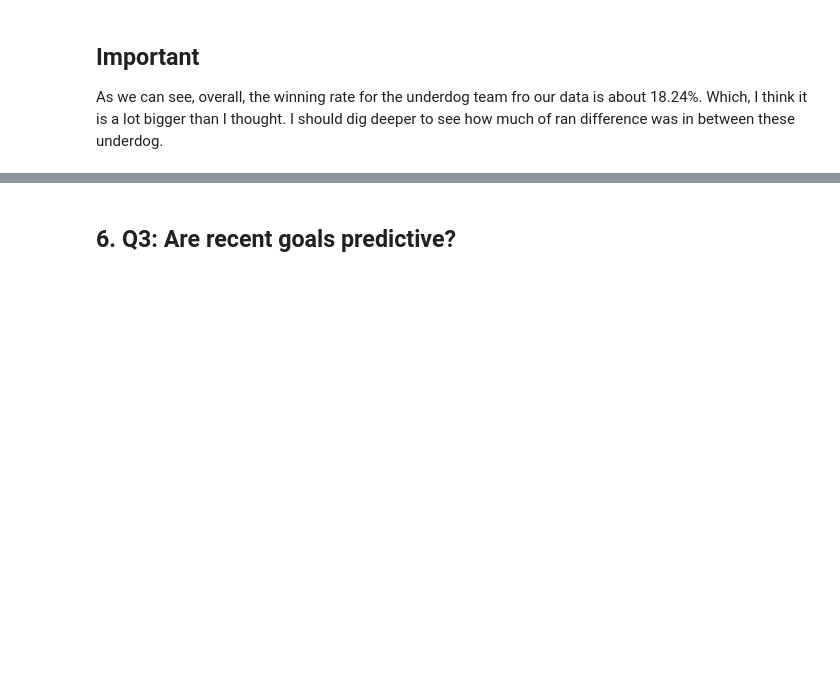
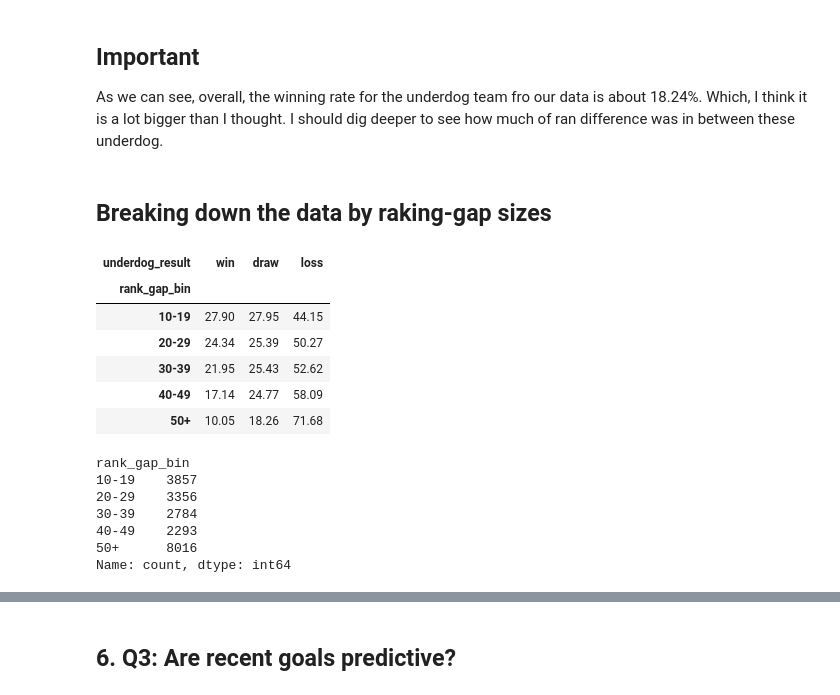
Before and after one commit to Alejandromarchesini12/fifa-worldcup-ml-simulation, a Jupyter notebook: notebooks/Phase2_Exploratory_Data_Analysis.ipynb, the cells around one changed output, grey strips where cells are left out. Saved outputs shown, nothing was run; the diff lists cells and outputs as text; code cells hidden in the pictures; blank space fills up the shorter version.

```diff
--- a/notebooks/Phase2_Exploratory_Data_Analysis.ipynb
+++ b/notebooks/Phase2_Exploratory_Data_Analysis.ipynb
@@ -430,3 +430,62 @@ Overall underdog win rate: 18.24%
 # %% [markdown]
 ## Important ##
 As we can see, overall, the winning rate for the underdog team fro our data is about 18.24%. Which, I think it is a lot bigger than I thought. I should dig deeper to see how much of ran difference was in between these underdog.
+# %% [markdown]
+## Breaking down the data by raking-gap sizes ##
+# %%
+# Why: because an underdo that is only 10 spots worse is diff
+# from one that 50+ spots worse
+
+gap_bins = [10, 20, 30, 40, 50, np.inf]
+gap_labels = [
+    "10-19",
+    "20-29",
+    "30-39",
+    "40-49",
+    "50+"
+]
+
+# Creating rank_gap_bin column to categorize the underdog matches based on the size of the ranking gap
+q2_data["rank_gap_bin"] = pd.cut(
+    q2_data["rank_gap"],
+    bins=gap_bins,
+    labels=gap_labels,
+    right=False,
+    include_lowest=True
+)
+
+# Grouping by rank_gap_bin and underdog_result to calculate the percentage of each result within each gap bin
+q2_long = (
+    q2_data.groupby('rank_gap_bin', observed=False)["underdog_result"]
+    .value_counts(normalize=True)
+    .rename("pct(%)")
+    .mul(100)
+    .reset_index()
+)
+
+q2_table = (
+    q2_long
+    .pivot(index="rank_gap_bin", columns="underdog_result", values="pct(%)")
+    .reindex(columns=["win", "draw", "loss"]) # to ensure the order of the results is consistent
+    .fillna(0) # Fill NaN values with 0, in case there are no matches in a category
+)
+
+display(q2_table.round(2))
+
+gap_counts = q2_data["rank_gap_bin"].value_counts().sort_index()
+print(gap_counts)
+# %% [output]
+| underdog_result | win | draw | loss |
+| rank_gap_bin |  |  |  |
+| 10-19 | 27.90 | 27.95 | 44.15 |
+| 20-29 | 24.34 | 25.39 | 50.27 |
+| 30-39 | 21.95 | 25.43 | 52.62 |
+| 40-49 | 17.14 | 24.77 | 58.09 |
+| 50+ | 10.05 | 18.26 | 71.68 |
+rank_gap_bin
+10-19    3857
+20-29    3356
+30-39    2784
+40-49    2293
+50+      8016
+Name: count, dtype: int64
```
Also changed, not shown: parts of 2 cells of this notebook.
